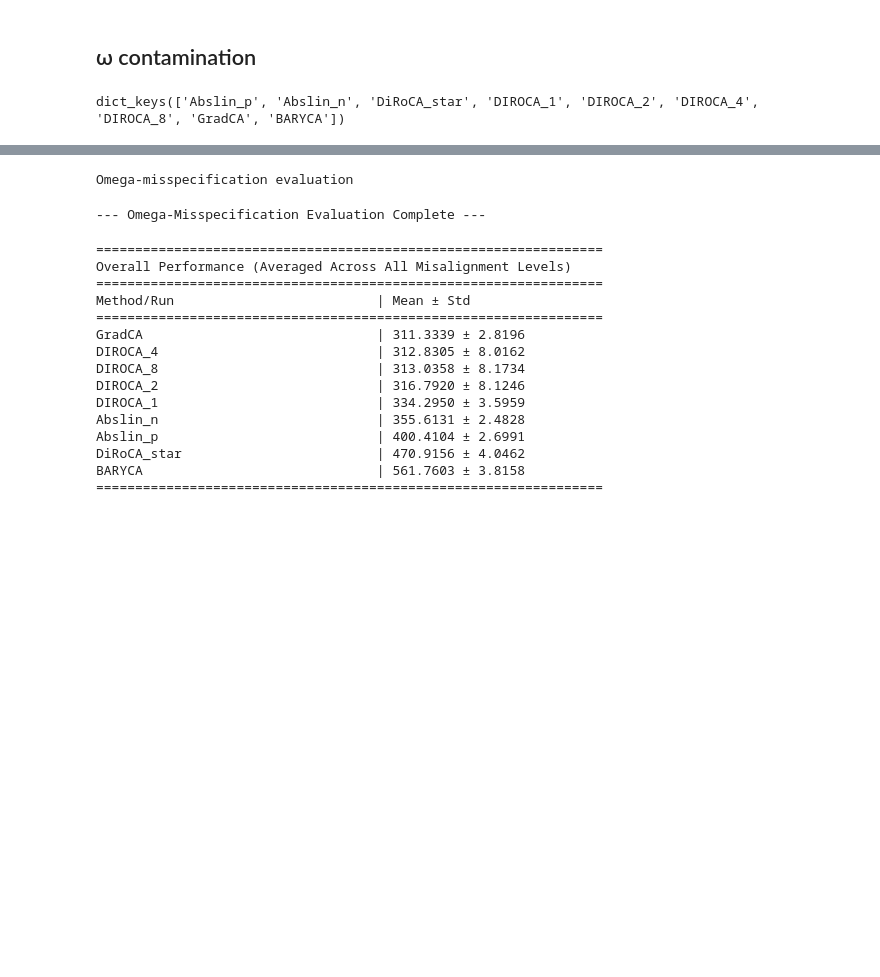
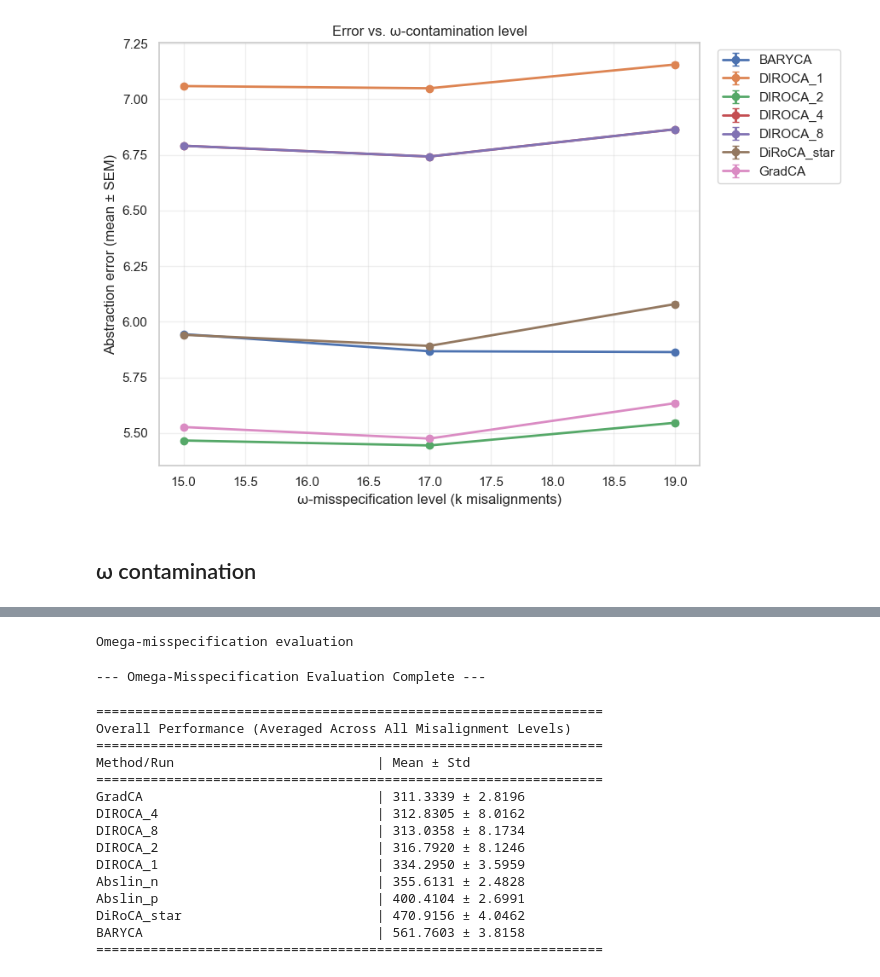
Before and after one commit to yfelekis/DiRoCA, a Jupyter notebook: contamination_analysis.ipynb, the cells around one changed output, grey strips where cells are left out. Saved outputs shown, nothing was run; the diff lists cells and outputs as text; code cells hidden in the pictures; blank space fills up the shorter version.

```diff
--- a/contamination_analysis.ipynb
+++ b/contamination_analysis.ipynb
@@ -18,8 +18,8 @@ sns.set_theme(style="whitegrid")
 seed = 0
 np.random.seed(seed)
 # %%
-experiment = 'lilucas'
-setting    = 'empirical'
+experiment = 'slc'
+setting    = 'gaussian'
 
 if setting == 'gaussian':
     path = f"data/{experiment}/results"
@@ -35,6 +35,8 @@ all_data      = ut.load_all_data(experiment)
 Dll_samples   = all_data['LLmodel']['data']
 Dhl_samples   = all_data['HLmodel']['data']
 I_ll_relevant = all_data['LLmodel']['intervention_set']
+ll_interventions = all_data['LLmodel']['intervention_set']
+hl_interventions = all_data['HLmodel']['intervention_set']
 omega         = all_data['abstraction_data']['omega']
 ll_var_names  = list(all_data['LLmodel']['graph'].nodes())
 hl_var_names  = list(all_data['HLmodel']['graph'].nodes())
@@ -158,0 +257,9 @@ Methods available for evaluation:
+# %%
+# contamination_levels = [20]
+# Get total number of interventions
+total_interventions  = len([ll for ll in omega if ll is not None])
+percentages          = [1.0] #[0.0, 0.1, 0.2, 0.3, 0.4, 0.5, 0.6, 0.7, 0.8, 0.9, 1.0]
+contamination_levels = [int(total_interventions * p) for p in percentages]
+
+num_trials = 100
+deltas = [1] #[0, 1, 2]
@@ -159,3 +349,39 @@ Methods available for evaluation:
+# %%
+import numpy as np
+import pandas as pd
+import matplotlib.pyplot as plt
+
+df = omega_contamination_df.copy()
+
+# 1) Pick the column that encodes the contamination level
+level_col = 'num_misalignments' if 'num_misalignments' in df.columns else 'contamination_level'
+# (Optional) if you also tracked achieved changes, prefer those:
+if 'achieved_changes' in df.columns:
+    level_col = 'achieved_changes'
+
+# 2) Aggregate per method and contamination level
+grp = (df
+       .groupby(['method', level_col])['error']
+       .agg(['mean','std','count'])
+       .reset_index())
+grp['sem'] = grp['std'] / np.sqrt(grp['count'])
+
+# 3) Plot lines with error bars
+plt.figure(figsize=(9,6))
+for method in sorted(grp['method'].unique()):
+    sub = grp[grp['method'] == method].sort_values(level_col)
+    plt.errorbar(sub[level_col], sub['mean'], yerr=sub['sem'],
+                 marker='o', linewidth=2, capsize=3, label=method)
+
+plt.xlabel('ω-misspecification level (k misalignments)')
+plt.ylabel('Abstraction error (mean ± SEM)')
+plt.title('Error vs. ω-contamination level')
+plt.grid(True, alpha=0.3)
+plt.legend(bbox_to_anchor=(1.02, 1), loc='upper left')
+plt.tight_layout()
+plt.show()
+# %% [output]
+[figure, added]
 # %% [markdown]
 ## ω contamination
 # %%
@@ -186,9 +414,5 @@ def contaminate_omega_map(original_omega, num_misalignments):
             contaminated_omega[key] = new_target
 
     return contaminated_omega
-# %%
-results_to_evaluate.keys()
-# %% [output]
-dict_keys(['Abslin_p', 'Abslin_n', 'DiRoCA_star', 'DIROCA_1', 'DIROCA_2', 'DIROCA_4', 'DIROCA_8', 'GradCA', 'BARYCA'])
 # %%
 max_misalignments = len(I_ll_relevant)
```
Also changed, not shown: parts of 10 cells of this notebook, 12 other files.
